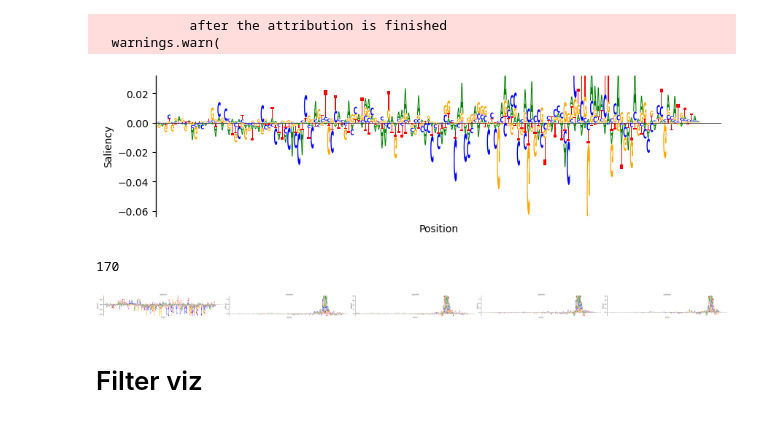
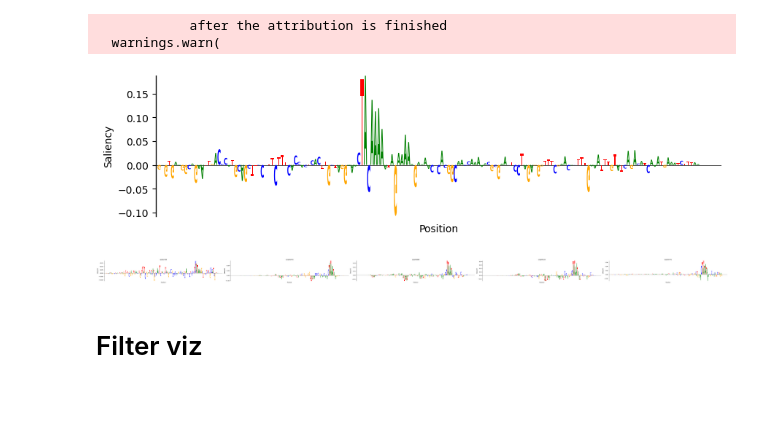
Before and after one commit to ML4GLand/EUGENe_paper, a Jupyter notebook: notebooks/jores21/jores21_interpretation.ipynb, the cells around one changed output. Drawn from its saved outputs; the diff is of its cells as text; code cells hidden in the pictures.

```diff
--- a/notebooks/jores21/jores21_interpretation.ipynb
+++ b/notebooks/jores21/jores21_interpretation.ipynb
@@ -25,8 +25,8 @@ from eugene import models
 from eugene import plot as pl
 from eugene import settings
 settings.dataset_dir = "/cellar/users/aklie/data/eugene/revision/jores21"
-settings.output_dir = "/cellar/users/aklie/projects/ML4GLand/EUGENe_paper/output/revision/jores21"
-settings.logging_dir = "/cellar/users/aklie/projects/ML4GLand/EUGENe_paper/logs/revision/jores21"
+settings.output_dir = "/cellar/users/aklie/projects/ML4GLand/EUGENe_paper/output/fix_full/jores21"
+settings.logging_dir = "/cellar/users/aklie/projects/ML4GLand/EUGENe_paper/logs/fix_full/jores21"
 settings.config_dir = "/cellar/users/aklie/projects/ML4GLand/EUGENe_paper/configs/jores21"
 
 # EUGENe packages
@@ -157,4 +149,4 @@ pl.seq_track(
     attrs_key="DeepLift_attrs",
 )
 # %% [output]
-[figure, old version]
+[figure, new version]
@@ -165,25 +153,20 @@ example_attr = sdata[attr_keys[0]][0]
-# %%
-# Get the length dimension
-example_attr.sizes["length"]
-# %% [output]
-170
 # %%
 # Grab the top 5 in terms of predictions to plot tracks for
-top5_inds = sdata["jores21_cnn_leaf_trial_5_preds"].to_series().sort_values(ascending=False).iloc[:5].index
+top5_inds = sdata["hybrid_leaf_trial_3_preds"].to_series().sort_values(ascending=False).iloc[:5].index
 top5_ids = sdata["id"][top5_inds].values
-top5_vals = sdata["jores21_cnn_leaf_trial_5_preds"][top5_inds].values
+top5_vals = sdata["hybrid_leaf_trial_3_preds"][top5_inds].values
 
 pl.multiseq_track(
     sdata,
     seq_ids=top5_ids,
     attrs_keys = "DeepLift_attrs",
     ylabs="DeepLift",
     height=3,
     width=70,
     #save=os.path.join(eu.settings.figure_dir, f"{name}_best_model_feature_attr.pdf")
 )
 # %% [output]
-[figure, old version]
+[figure, new version]
 # %% [markdown]
 # Filter viz
 # %%
```
Also changed, not shown: parts of 15 cells of this notebook, 4 other files.
